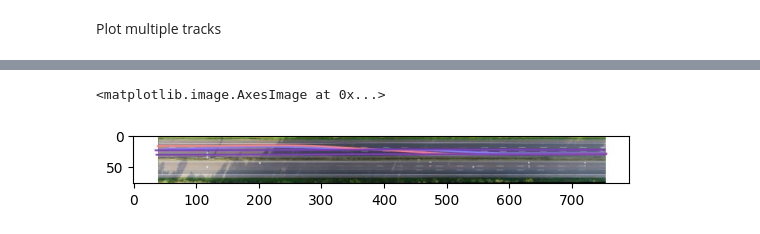
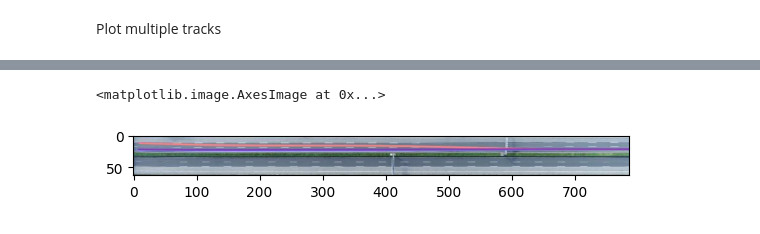
Before and after one commit to hendrikoweber/lxd-io, a Jupyter notebook: tutorial.ipynb, the cells around one changed output, grey strips where cells are left out. Drawn from its saved outputs; the diff is of its cells as text; code cells hidden in the pictures.

```diff
--- a/tutorial.ipynb
+++ b/tutorial.ipynb
@@ -36,5 +36,5 @@ Available recordings at locations: {1: [11, 12, 13, 14, 25, 26, 27, 28, 29, 30,
 Get a specific recording as a `Recording` object to access. To get the recording with `recording_id` 1 from the dataset, use
 # %%
 print("Get a recording")
-recording = dataset.get_recording(12)
+recording = dataset.get_recording(10)
 # %% [output]
@@ -189,6 +189,6 @@ plt.imshow(im)
 # %%
 plt.rcParams['axes.prop_cycle'] = plt.cycler(color=['#8080ff', '#ff8080', '#803dc0', '#803dc0'])  # Custom color list
-plot_file = recording.plot_track([1115, 1110, 1009, 1016], ".")
+plot_file = recording.plot_track([172, 170, 162], ".")
 
 im = plt.imread(plot_file)
 plt.imshow(im)
@@ -197,2 +197,2 @@ plt.imshow(im)
 <matplotlib.image.AxesImage at 0x...>
-[figure, old version]
+[figure, new version]
```
Also changed, not shown: parts of 11 cells of this notebook.
